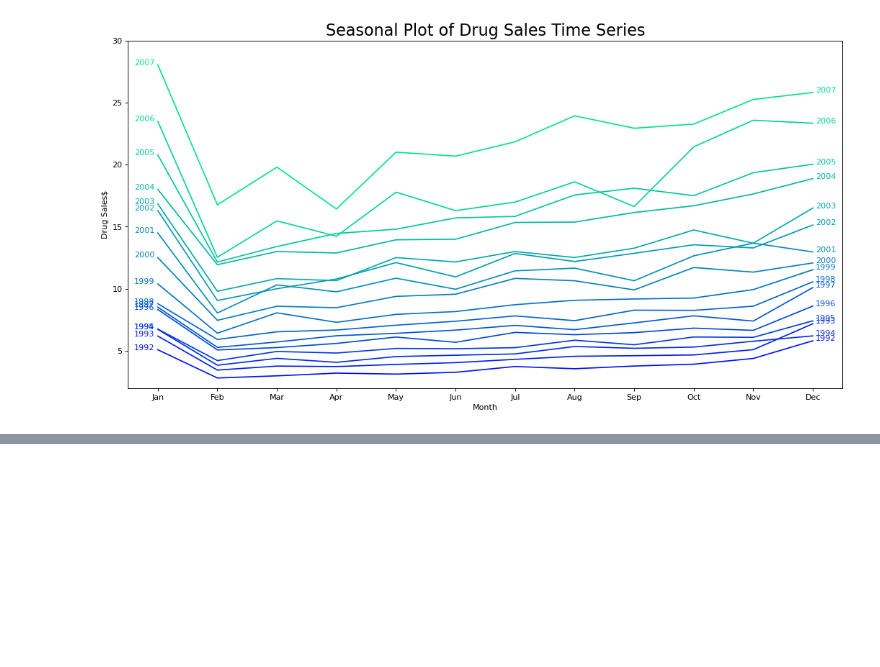
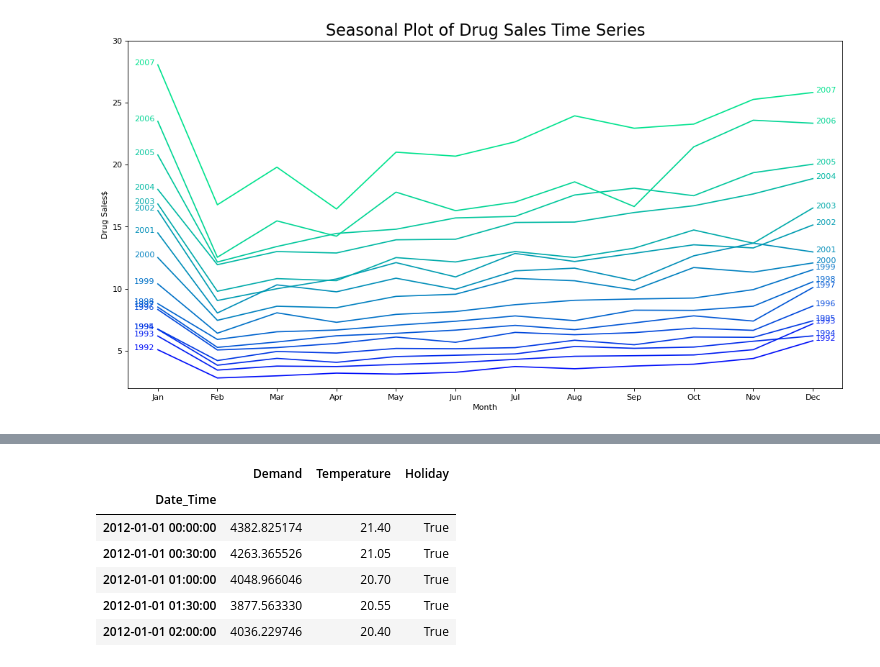
Before and after one commit to marknhenry/forecasting, a Jupyter notebook: exploration/py/01 - Data Viz.ipynb, the cells around one changed output, grey strips where cells are left out. Saved outputs shown, nothing was run; the diff lists cells and outputs as text; code cells hidden in the pictures; blank space fills up the shorter version.

```diff
--- a/exploration/py/01 - Data Viz.ipynb
+++ b/exploration/py/01 - Data Viz.ipynb
@@ -112,0 +125,15 @@ seasonal_plotter(a10, 'Cost')
+# %%
+elec_demand = (
+    temps
+    .set_index('Date_Time')
+    .drop(['Index','Date.1'], axis=1)
+)
+elec_demand.head()
+# %% [output]
+|  | Demand | Temperature | Holiday |
+| Date_Time |  |  |  |
+| 2012-01-01 00:00:00 | 4382.825174 | 21.40 | True |
+| 2012-01-01 00:30:00 | 4263.365526 | 21.05 | True |
+| 2012-01-01 01:00:00 | 4048.966046 | 20.70 | True |
+| 2012-01-01 01:30:00 | 3877.563330 | 20.55 | True |
+| 2012-01-01 02:00:00 | 4036.229746 | 20.40 | True |
```
Also changed, not shown: parts of 6 cells of this notebook, 3 other files.
